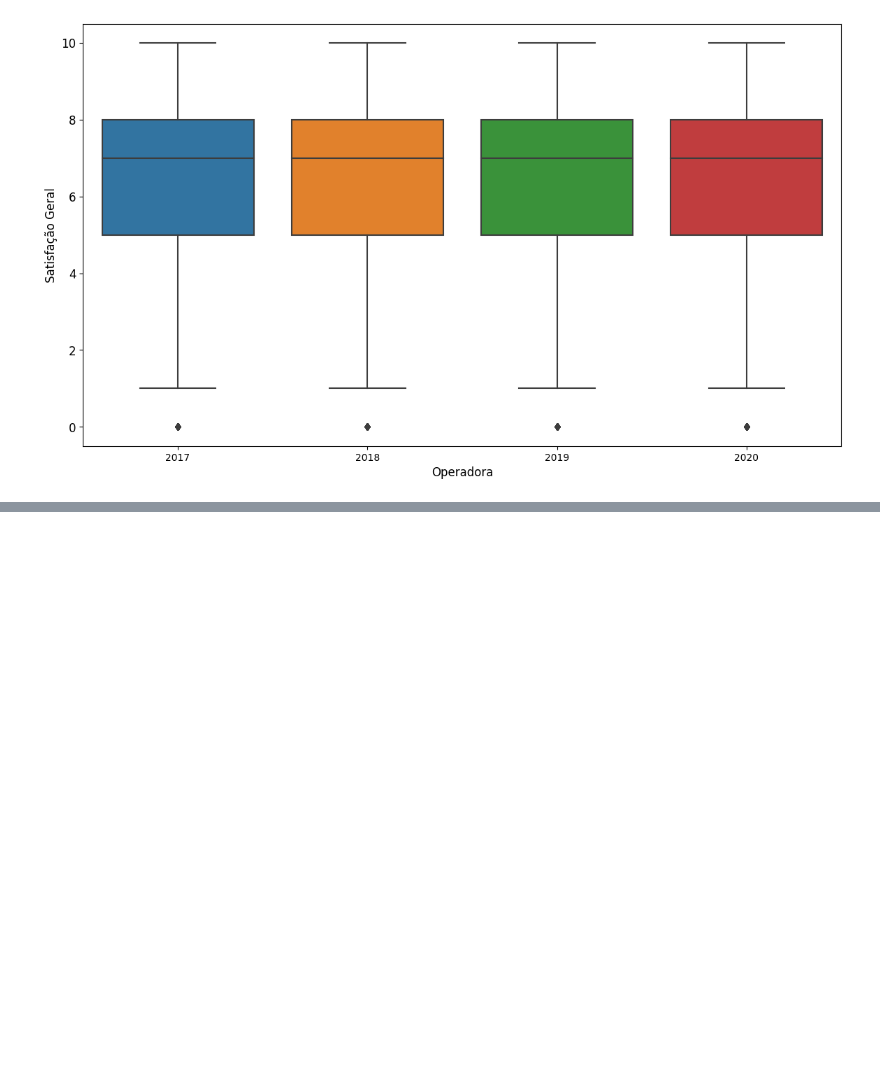
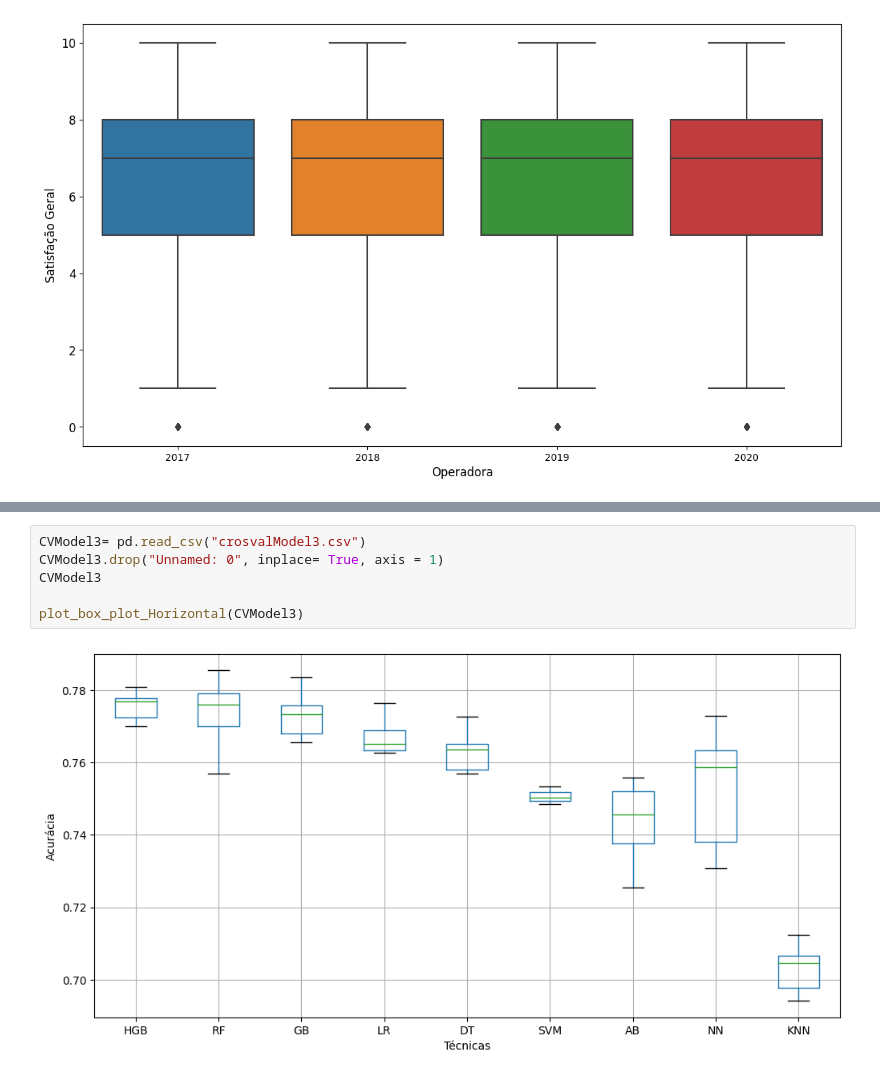
Before and after one commit to mrelero/anatel-database-paper2, a Jupyter notebook: analysis.ipynb, the cells around one changed output, grey strips where cells are left out. Saved outputs shown, nothing was run; the diff lists cells and outputs as text; blank space fills up the shorter version.

```diff
--- a/analysis.ipynb
+++ b/analysis.ipynb
@@ -463,0 +493,8 @@ plt.show()
+# %%
+CVModel3= pd.read_csv("crosvalModel3.csv")
+CVModel3.drop("Unnamed: 0", inplace= True, axis = 1)
+CVModel3
+
+plot_box_plot_Horizontal(CVModel3)
+# %% [output]
+[figure, added]
```
Also changed, not shown: parts of 3 cells of this notebook.
